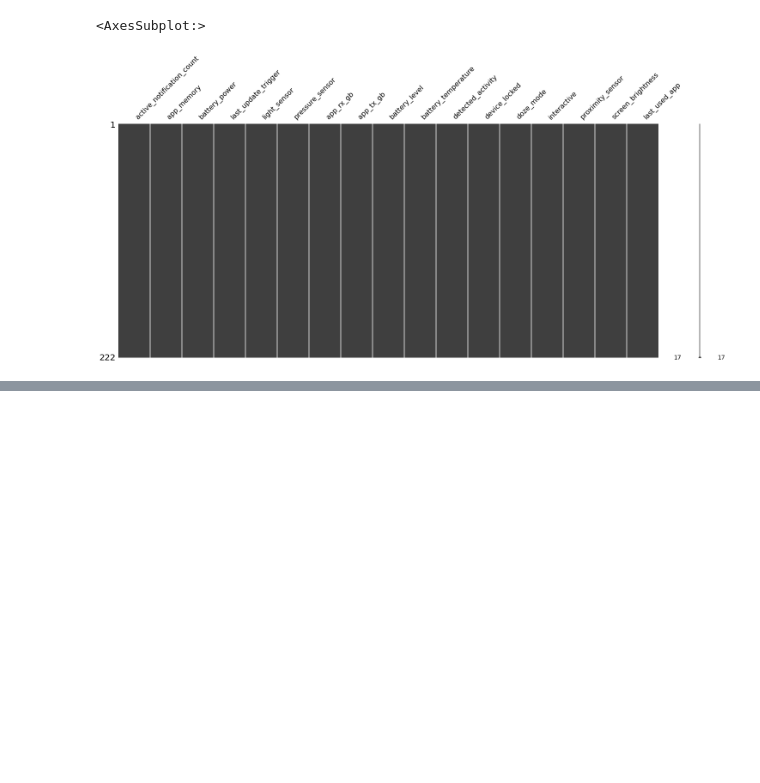
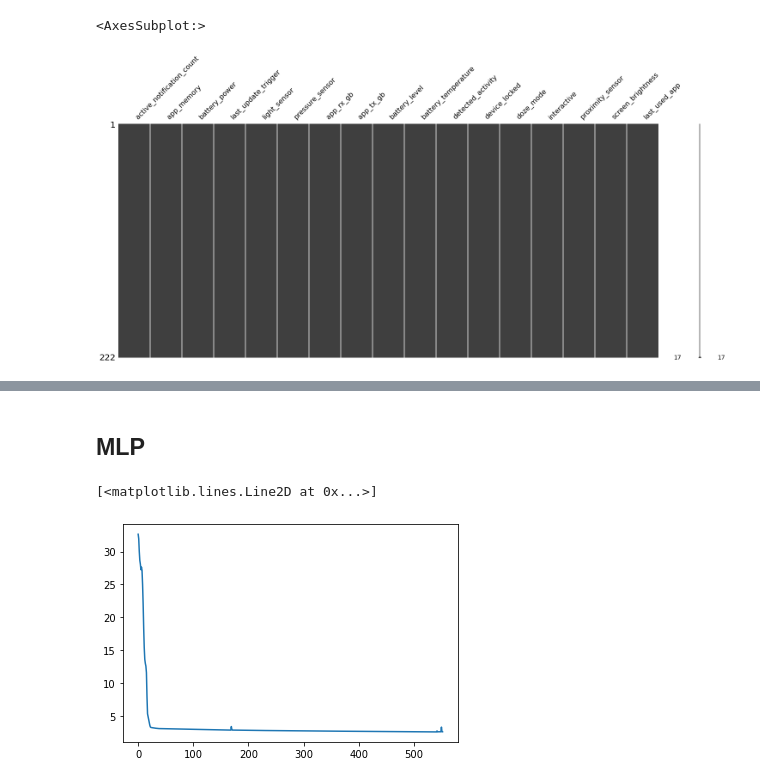
Before and after one commit to nunof98/data-fusion, a Jupyter notebook: main.ipynb, the cells around one changed output, grey strips where cells are left out. Saved outputs shown, nothing was run; the diff lists cells and outputs as text; code cells hidden in the pictures; blank space fills up the shorter version.

```diff
--- a/main.ipynb
+++ b/main.ipynb
@@ -467,0 +583,4 @@ msno.matrix(df1)
+# %%
+# get labels
+y = df['last_used_app']
+y
@@ -467,0 +601,7 @@ msno.matrix(df1)
+# %%
+from sklearn.model_selection import train_test_split
+
+# split X and y into training and testing sets
+X_train, X_test, y_train, y_test = train_test_split(X, y, test_size=0.30, random_state=42)#, stratify=y)
+
+print(X_train.shape, X_test.shape, y_train.shape, y_test.shape)
@@ -467,0 +612,7 @@ msno.matrix(df1)
+# %%
+from sklearn.tree import DecisionTreeClassifier
+
+# build decision tree classifier
+clf_gini = DecisionTreeClassifier(criterion='gini', max_depth=10, random_state=0)
+# train decision tree
+clf_gini.fit(X_train, y_train)
@@ -467,0 +649,7 @@ msno.matrix(df1)
+# %%
+from sklearn.neighbors import KNeighborsClassifier
+
+# build KNeighbors classifier
+neigh = KNeighborsClassifier(n_neighbors=5)
+# train KNeighbors
+neigh.fit(X_train, y_train)
@@ -467,0 +682,13 @@ msno.matrix(df1)
+# %% [markdown]
+## MLP
+# %%
+from sklearn.neural_network import MLPClassifier
+
+# build MLP classifier
+clf = MLPClassifier(hidden_layer_sizes=(200, 40, 10), activation='relu', solver='adam', max_iter=1000)
+# train model
+model = clf.fit(X_train, y_train)
+plt.plot(clf.loss_curve_)
+# %% [output]
+[<matplotlib.lines.Line2D at 0x...>]
+[figure, added]
```
Also changed, not shown: parts of 21 cells of this notebook, 2 other files.
